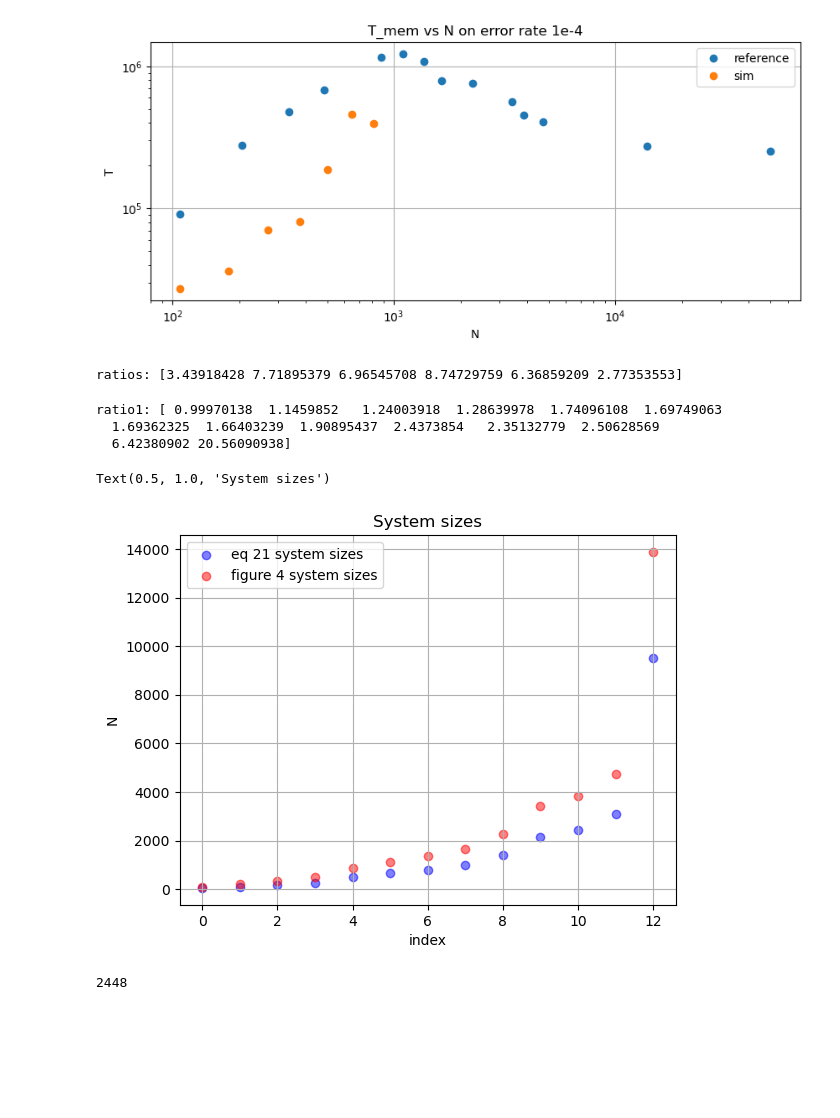
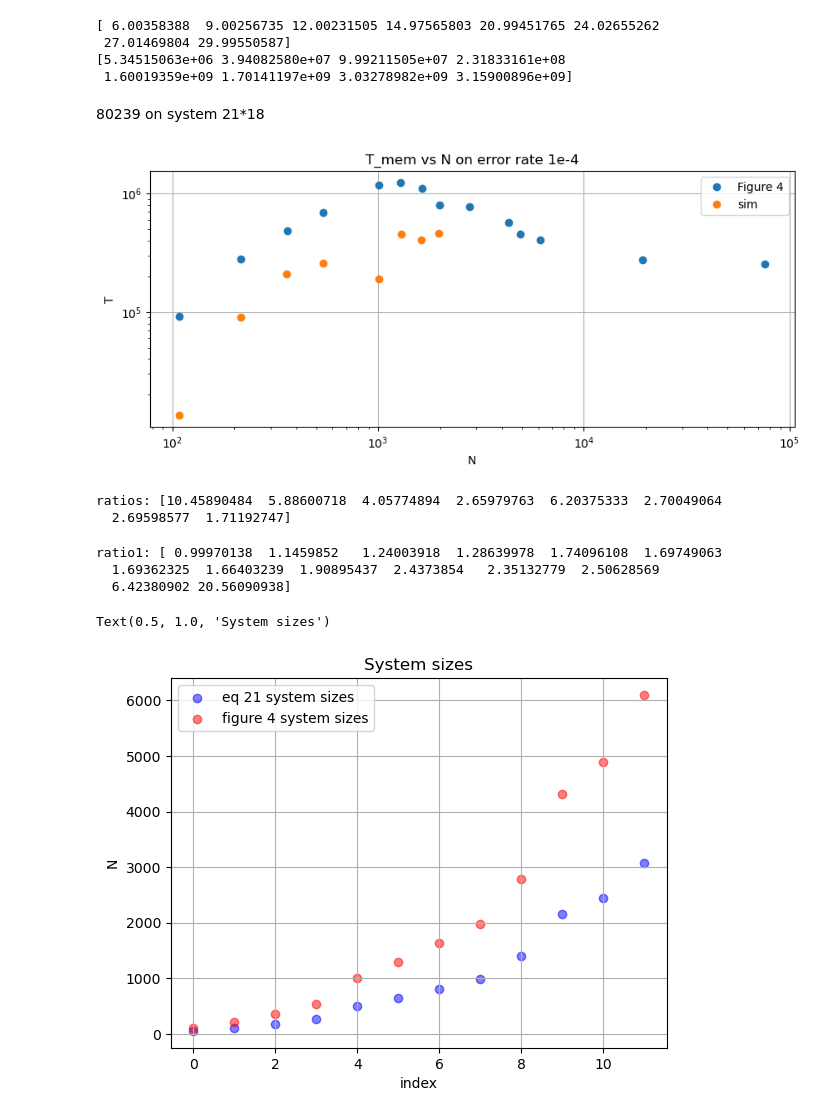
Before and after one commit to toM0dots/XYZ-color-code, a Jupyter notebook: XYZ color code/plots.ipynb, the cells around one changed output. Saved outputs shown, nothing was run; the diff lists cells and outputs as text; code cells hidden in the pictures; blank space fills up the shorter version.

```diff
--- a/XYZ color code/plots.ipynb
+++ b/XYZ color code/plots.ipynb
@@ -19 +19,15 @@ print(N)
+# %%
+import pandas as pd
+import numpy as np
+import matplotlib.pyplot as plt
+df = pd.read_csv('Figure_6.txt', sep=',', header= None, names=['L', 't'],dtype= {'L': np.float64, 't': np.float64})
+L = df['L'].to_numpy()
+t = df['t'].to_numpy()
+print(L)
+print(t)
+# %% [output]
+[ 6.00358388  9.00256735 12.00231505 14.97565803 20.99451765 24.02655262
+ 27.01469804 29.99550587]
+[5.34515063e+06 3.94082580e+07 9.99211505e+07 2.31833161e+08
+ 1.60019359e+09 1.70141197e+09 3.03278982e+09 3.15900896e+09]
 # %%
@@ -22,6 +36,8 @@ y1 = [27187, 36462, 70455, 80239, 188794, 457136, 407294]
+# %% [markdown]
+80239 on system 21*18
 # %%
 plt.figure(figsize=(10, 4))
-plt.plot(T, N, 'o', label='reference')
+plt.plot(T, N, 'o', label='Figure 4')
 plt.plot(x1, y1, 'o', label='sim', linewidth=2)
 plt.xlabel('N')
 plt.ylabel('T')
@@ -33,17 +49,18 @@ plt.legend()
 plt.savefig('T_mem_vs_N.png')
 plt.show()
 # %% [output]
-[figure, old version]
+[figure, new version]
 # %%
-ratios = np.divide(N[:6], y1)
+ratios = np.divide(N[:8], y1)
 print('ratios:', ratios)
 # %% [output]
-ratios: [3.43918428 7.71895379 6.96545708 8.74729759 6.36859209 2.77353553]
+ratios: [10.45890484  5.88600718  4.05774894  2.65979763  6.20375333  2.70049064
+  2.69598577  1.71192747]
 # %%
-x2 =[ 12*9, 15*12, 18*15, 21*18, 24*21, 27*24, 30*27, 33*30, 36*33, 39*36, 42*39, 45*42, 48*45, 51*48]
+x2 =[ 12*9, 15*12, 18*15, 24*21, 27*24, 30*27, 33*30, 39*36, 48*45, 51*48, 57*54, 99*96, 195*192]
 x3 = [6, 9, 12, 15, 21, 24, 27, 30, 36, 45, 48, 54, 96, 192]
 x4 = [ i* (i+3) for i in x3]
-ran = np.arange(13)
+ran = np.arange(12)
 # %%
 ratio1 = np.divide(T, x2)
 print('ratio1:', ratio1)
@@ -52,17 +69,13 @@ ratio1: [ 0.99970138  1.1459852   1.24003918  1.28639978  1.74096108  1.69749063
   1.69362325  1.66403239  1.90895437  2.4373854   2.35132779  2.50628569
   6.42380902 20.56090938]
 # %%
-plt.scatter(ran, x4[:13], color='blue', alpha=0.5, label = 'eq 21 system sizes')
-plt.scatter(ran, T[:13], color='red', alpha=0.5, label = 'figure 4 system sizes')
+plt.scatter(ran, x4[:12], color='blue', alpha=0.5, label = 'eq 21 system sizes')
+plt.scatter(ran, T[:12], color='red', alpha=0.5, label = 'figure 4 system sizes')
 plt.grid()
 plt.xlabel('index')
 plt.ylabel('N')
 plt.legend()
 plt.title('System sizes')
 # %% [output]
 Text(0.5, 1.0, 'System sizes')
-[figure, old version]
+[figure, new version]
-# %%
-51*48
-# %% [output]
-2448
```
Also changed, not shown: parts of 3 cells of this notebook, 6 other files.
